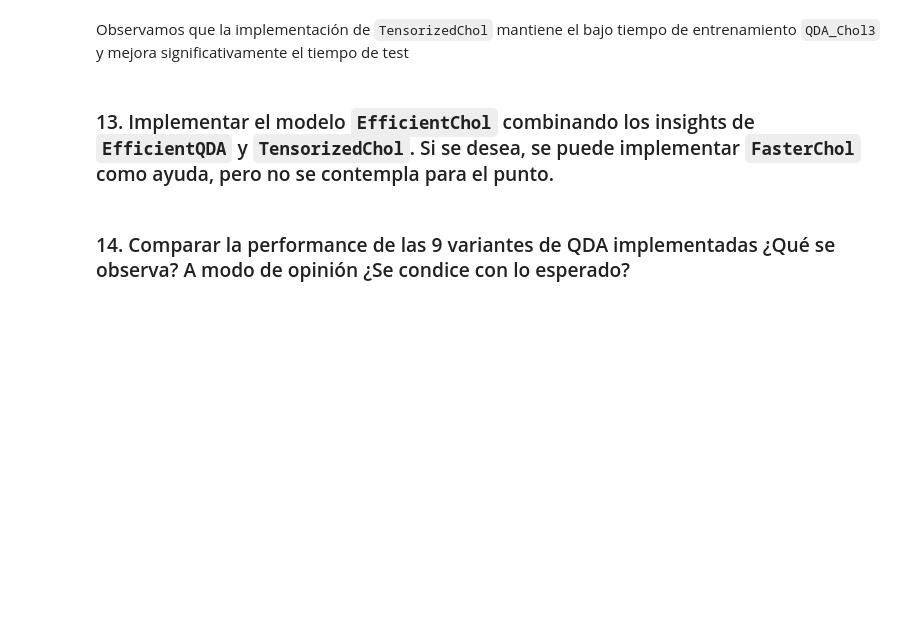
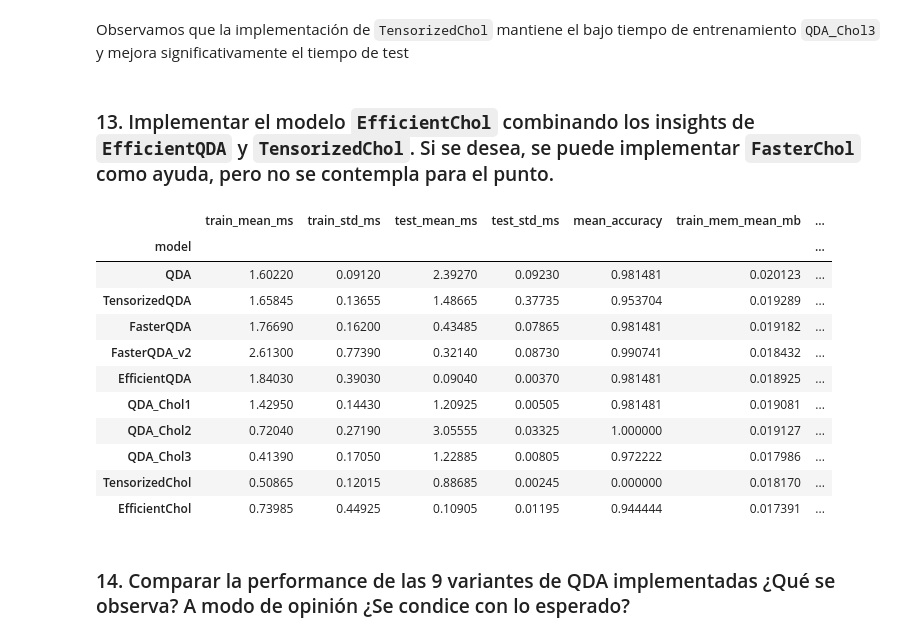
Before and after one commit to martinbrocca/CEIA-AMIA-TP1, a Jupyter notebook: AMIA_2025_TP1.ipynb, the cells around one changed output. Drawn from its saved outputs; the diff is of its cells as text; code cells hidden in the pictures; blank space fills up the shorter version.

Commit message:
Agregar EfficientChol y pregunta 13

```diff
--- a/AMIA_2025_TP1.ipynb
+++ b/AMIA_2025_TP1.ipynb
@@ -1022,2 +1048,17 @@ Observamos que la implementación de `TensorizedChol` mantiene el bajo tiempo de
+# %%
+b.summary()
+# %% [output]
+|  | train_mean_ms | train_std_ms | test_mean_ms | test_std_ms | mean_accuracy | train_mem_mean_mb | ... |
+| model |  |  |  |  |  |  | ... |
+| QDA | 1.60220 | 0.09120 | 2.39270 | 0.09230 | 0.981481 | 0.020123 | ... |
+| TensorizedQDA | 1.65845 | 0.13655 | 1.48665 | 0.37735 | 0.953704 | 0.019289 | ... |
+| FasterQDA | 1.76690 | 0.16200 | 0.43485 | 0.07865 | 0.981481 | 0.019182 | ... |
+| FasterQDA_v2 | 2.61300 | 0.77390 | 0.32140 | 0.08730 | 0.990741 | 0.018432 | ... |
+| EfficientQDA | 1.84030 | 0.39030 | 0.09040 | 0.00370 | 0.981481 | 0.018925 | ... |
+| QDA_Chol1 | 1.42950 | 0.14430 | 1.20925 | 0.00505 | 0.981481 | 0.019081 | ... |
+| QDA_Chol2 | 0.72040 | 0.27190 | 3.05555 | 0.03325 | 1.000000 | 0.019127 | ... |
+| QDA_Chol3 | 0.41390 | 0.17050 | 1.22885 | 0.00805 | 0.972222 | 0.017986 | ... |
+| TensorizedChol | 0.50865 | 0.12015 | 0.88685 | 0.00245 | 0.000000 | 0.018170 | ... |
+| EfficientChol | 0.73985 | 0.44925 | 0.10905 | 0.01195 | 0.944444 | 0.017391 | ... |
 # %% [markdown]
 ### 14. Comparar la performance de las 9 variantes de QDA implementadas ¿Qué se observa? A modo de opinión ¿Se condice con lo esperado?
```
Also changed, not shown: parts of 10 cells of this notebook.
